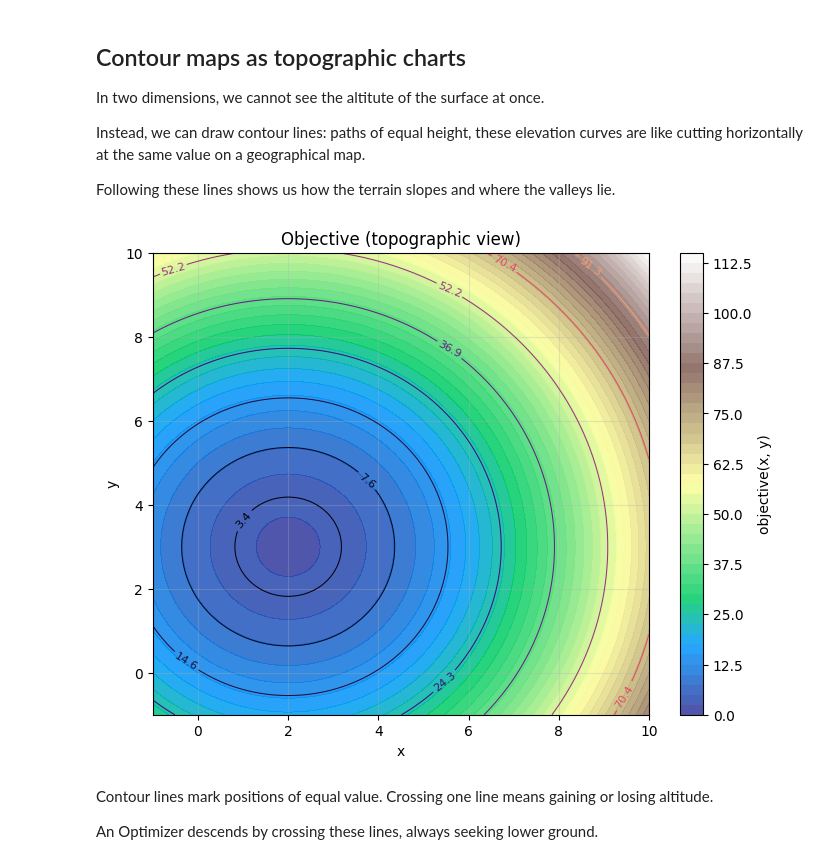
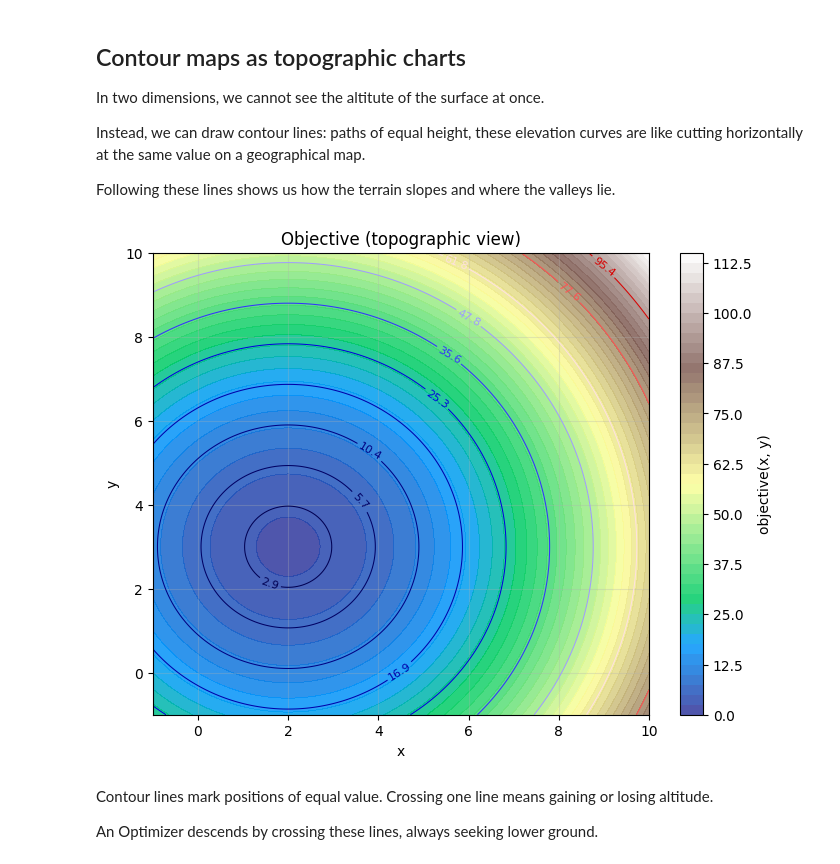
Before and after one commit to JulTob/Optimization, a Jupyter notebook: Introduction_to_Optimization.ipynb, the cells around one changed output. Saved outputs shown, nothing was run; the diff lists cells and outputs as text; code cells hidden in the pictures.

```diff
--- a/Introduction_to_Optimization.ipynb
+++ b/Introduction_to_Optimization.ipynb
@@ -237,7 +237,7 @@ def plot_2D(objective, x_rank=(-5,5), y_rank=(-5,5), levels=40, lines= 12, line_
     lines = plt.contour(
         X, Y, Z,
         levels=line_levels,
-        cmap="nipy_spectral",
+        cmap="seismic",
         linewidths=0.75,
         alpha=0.99
     )
@@ -250,9 +250,9 @@ def plot_2D(objective, x_rank=(-5,5), y_rank=(-5,5), levels=40, lines= 12, line_
     plt.grid(True, alpha=0.3)
     plt.show()
 # %%
-plot_2D(objective, (-1,10), (-1,10), 50, 10)
+plot_2D(objective, (-1,10), (-1,10), 50, 12)
 # %% [output]
-[figure, old version]
+[figure, new version]
 # %% [markdown]
 Contour lines mark positions of equal value.
 Crossing one line means gaining or losing altitude.
```
